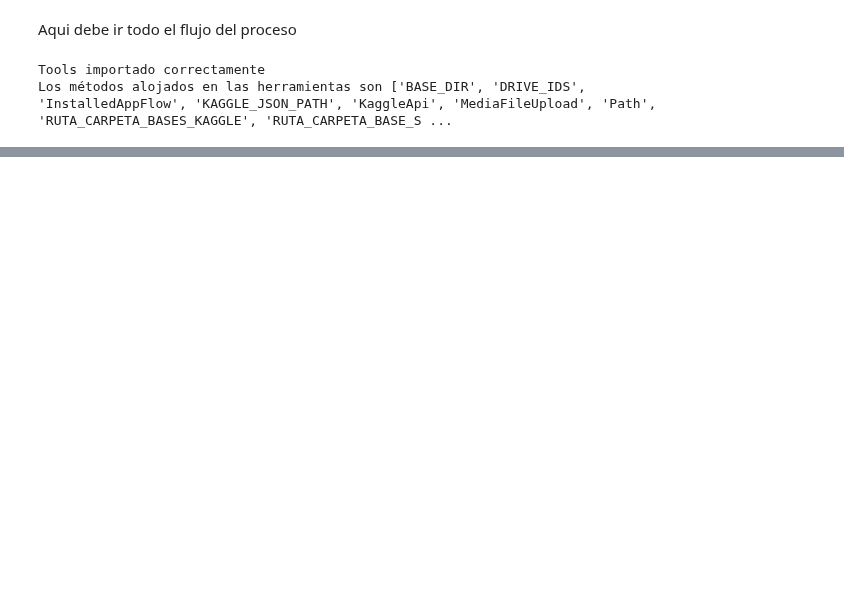
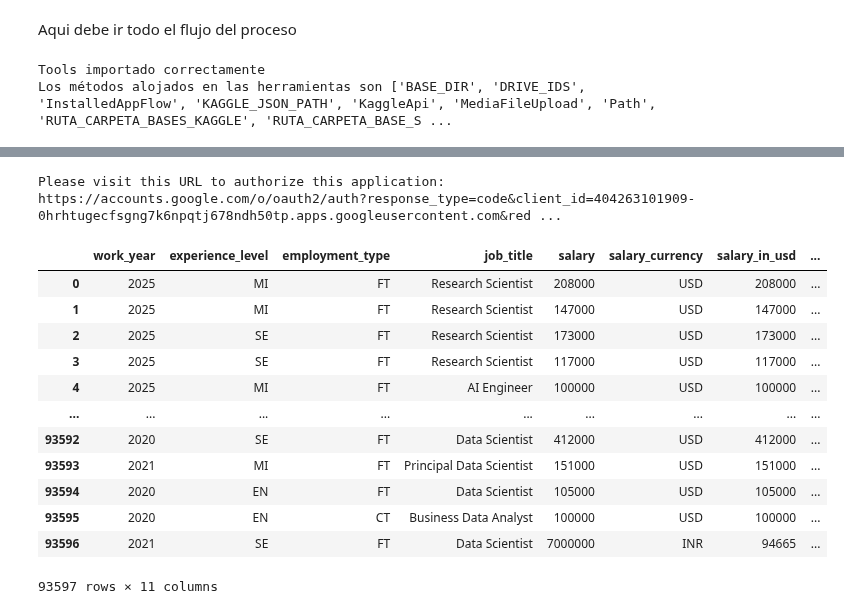
Before and after one commit to MemoOrnelasJ11/ing_datos, a Jupyter notebook: scripts/flujo.ipynb, the cells around one changed output, grey strips where cells are left out. Saved outputs shown, nothing was run; the diff lists cells and outputs as text; code cells hidden in the pictures; blank space fills up the shorter version.

```diff
--- a/scripts/flujo.ipynb
+++ b/scripts/flujo.ipynb
@@ -96,0 +215,19 @@ test = tools.drive.cargar_archivo(MASTER_DRIVE_FOLDER_ID, ruta)
+# %%
+#query desde drive
+sql = "SELECT * from data"
+tools.sql.query('1R1oS-MIj125Gfqf2GojrAhxIjsq1BrNo', sql)
+# %% [output]
+Please visit this URL to authorize this application: https://accounts.google.com/o/oauth2/auth?response_type=code&client_id=404263101909-0hrhtugecfsgng7k6npqtj678ndh50tp.apps.googleusercontent.com&red ...
+|  | work_year | experience_level | employment_type | job_title | salary | salary_currency | salary_in_usd | ... |
+| 0 | 2025 | MI | FT | Research Scientist | 208000 | USD | 208000 | ... |
+| 1 | 2025 | MI | FT | Research Scientist | 147000 | USD | 147000 | ... |
+| 2 | 2025 | SE | FT | Research Scientist | 173000 | USD | 173000 | ... |
+| 3 | 2025 | SE | FT | Research Scientist | 117000 | USD | 117000 | ... |
+| 4 | 2025 | MI | FT | AI Engineer | 100000 | USD | 100000 | ... |
+| ... | ... | ... | ... | ... | ... | ... | ... | ... |
+| 93592 | 2020 | SE | FT | Data Scientist | 412000 | USD | 412000 | ... |
+| 93593 | 2021 | MI | FT | Principal Data Scientist | 151000 | USD | 151000 | ... |
+| 93594 | 2020 | EN | FT | Data Scientist | 105000 | USD | 105000 | ... |
+| 93595 | 2020 | EN | CT | Business Data Analyst | 100000 | USD | 100000 | ... |
+| 93596 | 2021 | SE | FT | Data Scientist | 7000000 | INR | 94665 | ... |
+93597 rows × 11 columns
```
Also changed, not shown: parts of 17 cells of this notebook.
